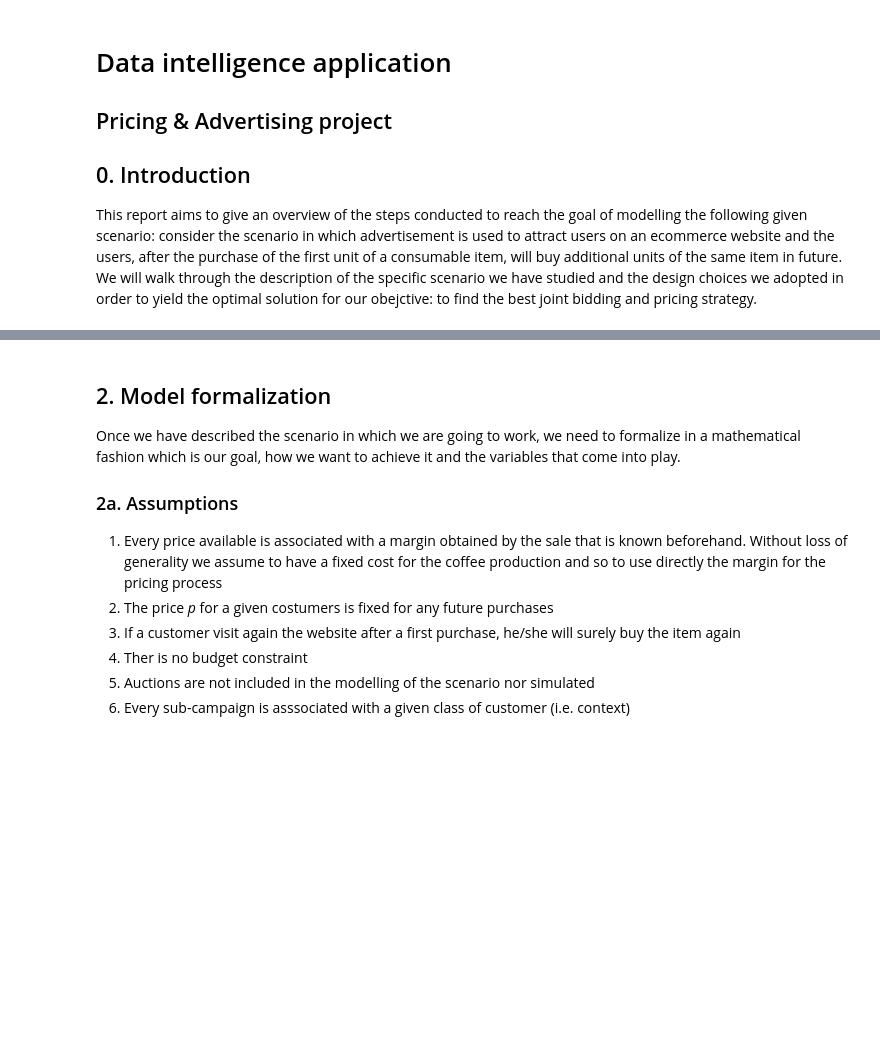
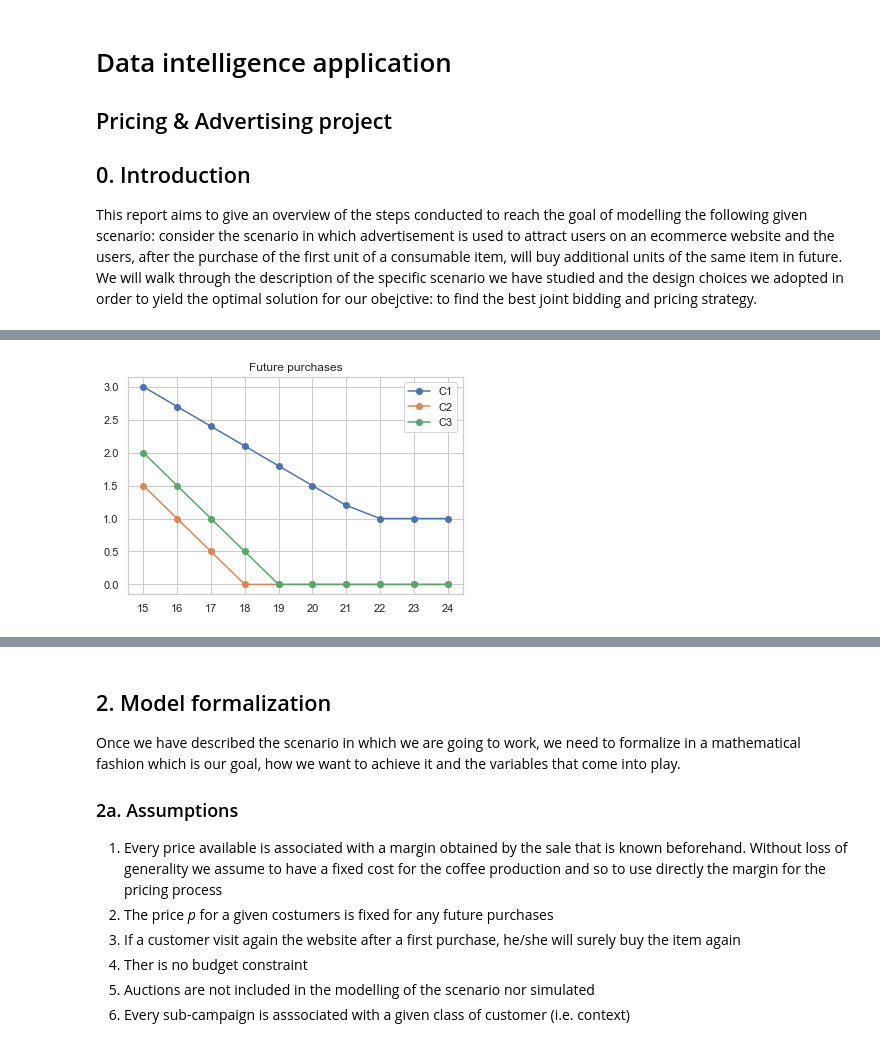
Before and after one commit to fcolombo7/DataIntelligenceApplications, a Jupyter notebook: Report intro.ipynb, the cells around one changed output, grey strips where cells are left out. Cells and saved outputs as stored; diff of their text form; code cells hidden in the pictures; blank space fills up the shorter version.

```diff
--- a/Report intro.ipynb
+++ b/Report intro.ipynb
@@ -43,0 +44,4 @@ In particular the number of daily clicks, the cost per click and the future purc
+# %%
+plotter.plot_next_purchases()
+# %% [output]
+[figure, added]
```
Also changed, not shown: parts of 11 cells of this notebook.
